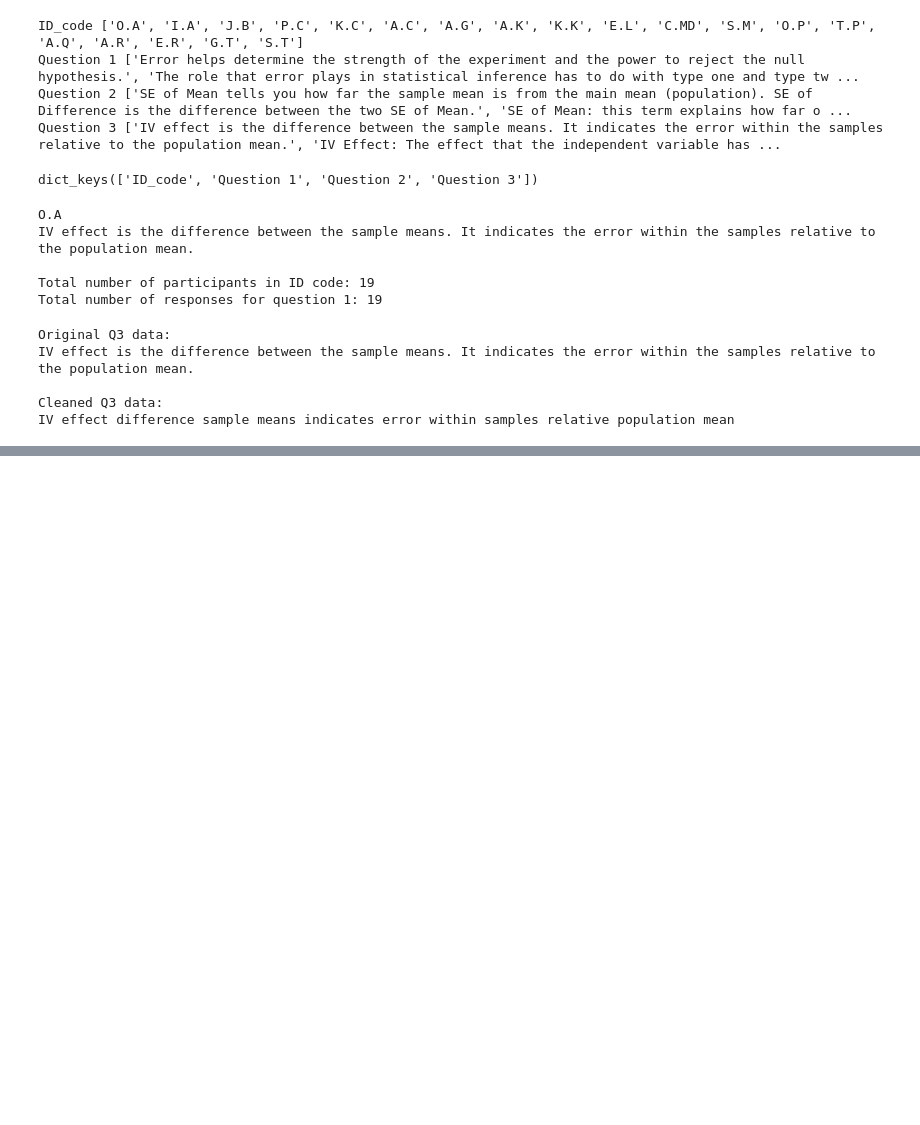
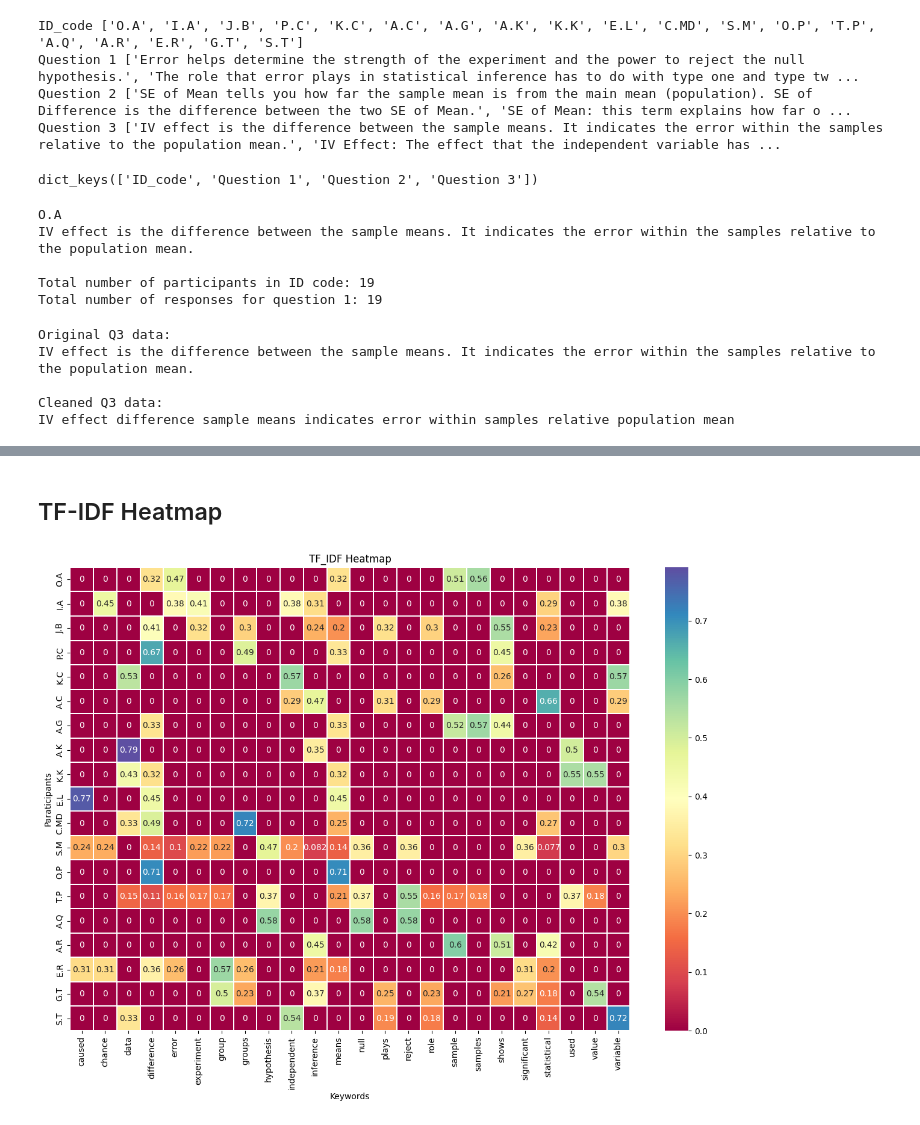
Before and after one commit to IsaiasPrez1003/TF-IDF-Stats-Topic-Modeling, a Jupyter notebook: TF-IDF scripts/TM_Q3.ipynb, the cells around one changed output, grey strips where cells are left out. Drawn from its saved outputs; the diff is of its cells as text; code cells hidden in the pictures; blank space fills up the shorter version.

```diff
--- a/TF-IDF scripts/TM_Q3.ipynb
+++ b/TF-IDF scripts/TM_Q3.ipynb
@@ -319,0 +299,32 @@ ID: S.T| Keywords: dependent, effects, independent, variable
+# %% [markdown]
+## TF-IDF Heatmap
+# %%
+import pandas as pd
+
+vectors_Q3_df = pd.DataFrame(vectors_Q3.toarray(),
+                             columns = vectorizer.get_feature_names_out())
+
+vectors_Q3_df.index = ID_code
+# %%
+import seaborn as sns
+import matplotlib.pyplot as plt
+
+
+plt.figure(figsize = (15, 10))
+
+sns.heatmap(vectors_Q3_df,
+            robust = False,
+            annot = True,
+            cmap = "Spectral",
+            linewidths = .05,
+                 )
+
+plt.title("TF_IDF Heatmap")
+
+plt.xlabel('Keywords')
+
+plt.ylabel("Paraticipants")
+
+plt.show()
+# %% [output]
+[figure, added]
```
Also changed, not shown: parts of 8 cells of this notebook, 2 other files.
